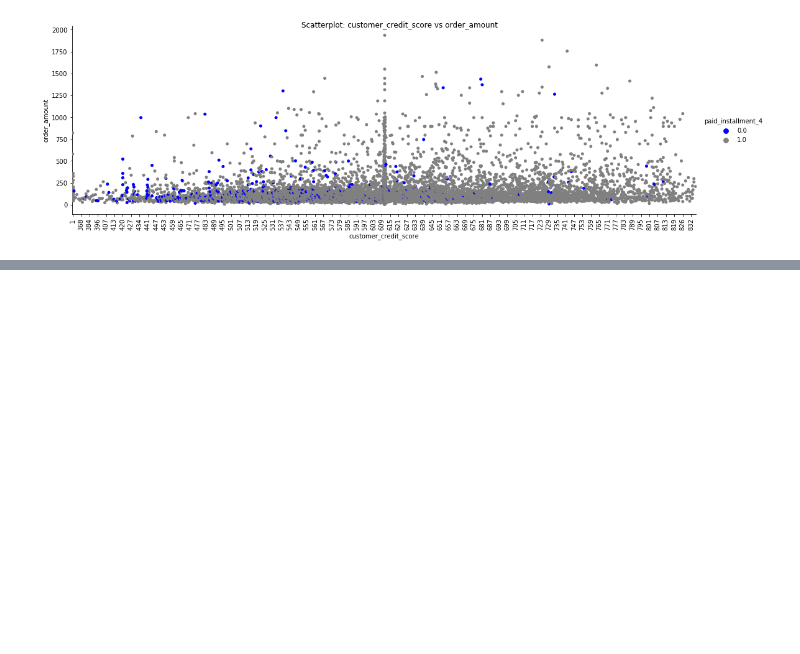
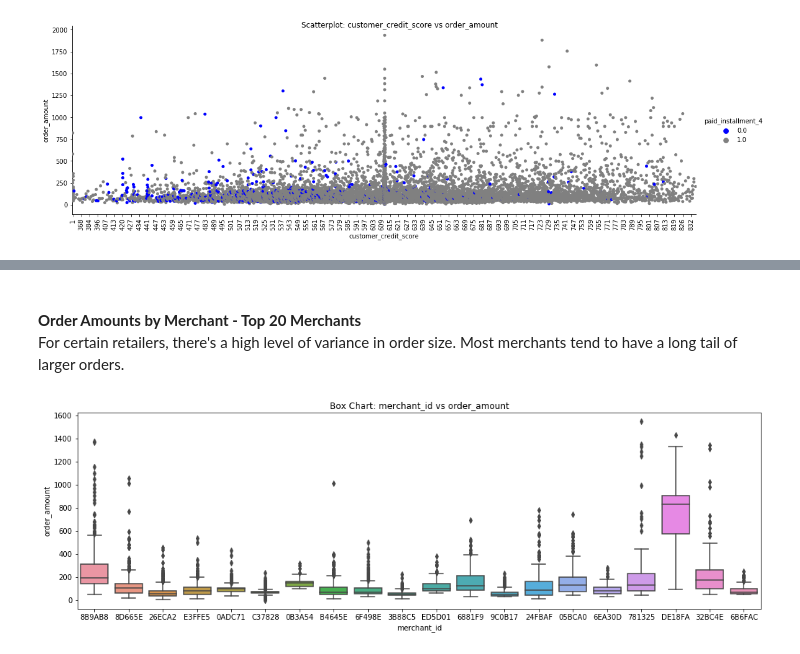
Before and after one commit to gordonsilvera/quadpay_analysis, a Jupyter notebook: notebooks/02_data_viz_analysis.ipynb, the cells around one changed output, grey strips where cells are left out. Saved outputs shown, nothing was run; the diff lists cells and outputs as text; code cells hidden in the pictures; blank space fills up the shorter version.

```diff
--- a/notebooks/02_data_viz_analysis.ipynb
+++ b/notebooks/02_data_viz_analysis.ipynb
@@ -221,0 +231,12 @@ merchant_count.head()
+# %% [markdown]
+<br>
+
+__Order Amounts by Merchant - Top 20 Merchants__ <br>
+For certain retailers, there's a high level of variance in order size. Most merchants tend to have a long tail of larger orders.
+# %%
+# boxplot of order amount for top 20 merchants
+top_merchants = merchants.head(20)
+top_merchants_orders = orders[orders['merchant_id'].isin(list(top_merchants.merchant_id))]
+p = viz.get_boxplot(df=top_merchants_orders, x='merchant_id', y='order_amount', height=5, width=17)
+# %% [output]
+[figure, added]
```
Also changed, not shown: parts of 18 cells of this notebook, 4 other files.
